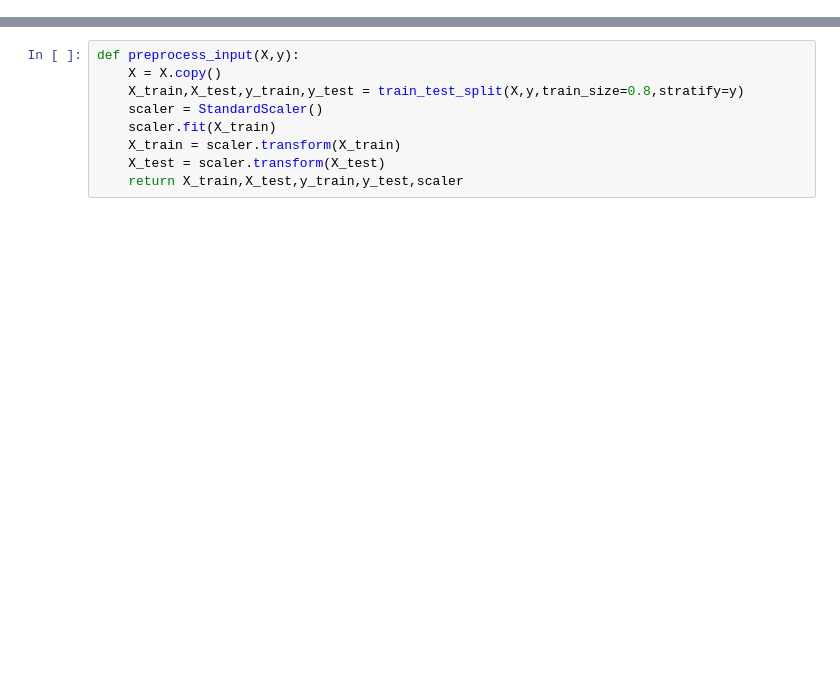
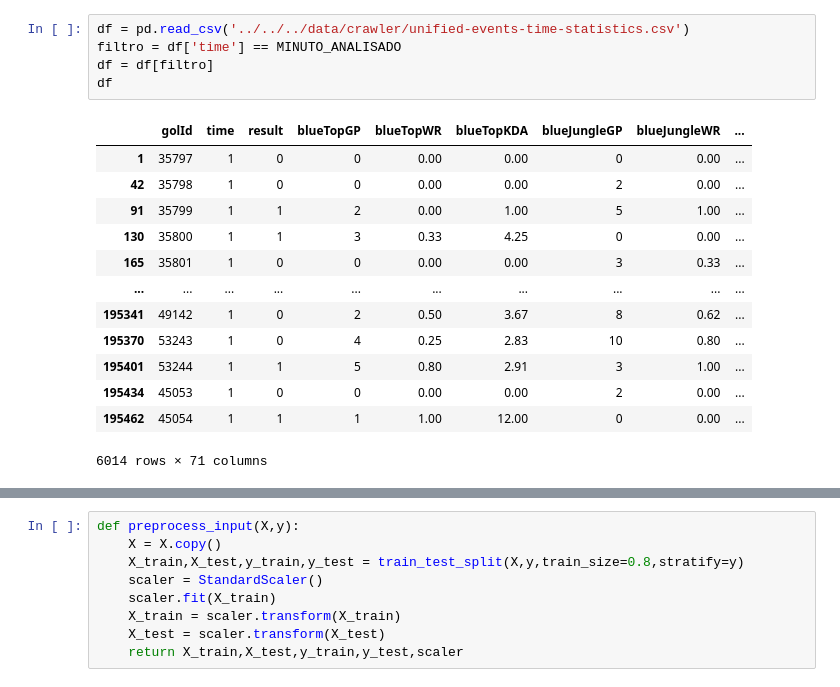
Before and after one commit to lincolncosta/tese, a Jupyter notebook: victory-prediction/ensemble-learning/minutos/ensemble-1-min.ipynb, the cells around one changed output, grey strips where cells are left out. Cells and saved outputs as stored; diff of their text form; blank space fills up the shorter version.

```diff
--- a/victory-prediction/ensemble-learning/minutos/ensemble-1-min.ipynb
+++ b/victory-prediction/ensemble-learning/minutos/ensemble-1-min.ipynb
@@ -101,2 +8,21 @@ df
+# %%
+df = pd.read_csv('../../../data/crawler/unified-events-time-statistics.csv')
+filtro = df['time'] == MINUTO_ANALISADO
+df = df[filtro]
+df
+# %% [output]
+|  | golId | time | result | blueTopGP | blueTopWR | blueTopKDA | blueJungleGP | blueJungleWR | ... |
+| 1 | 35797 | 1 | 0 | 0 | 0.00 | 0.00 | 0 | 0.00 | ... |
+| 42 | 35798 | 1 | 0 | 0 | 0.00 | 0.00 | 2 | 0.00 | ... |
+| 91 | 35799 | 1 | 1 | 2 | 0.00 | 1.00 | 5 | 1.00 | ... |
+| 130 | 35800 | 1 | 1 | 3 | 0.33 | 4.25 | 0 | 0.00 | ... |
+| 165 | 35801 | 1 | 0 | 0 | 0.00 | 0.00 | 3 | 0.33 | ... |
+| ... | ... | ... | ... | ... | ... | ... | ... | ... | ... |
+| 195341 | 49142 | 1 | 0 | 2 | 0.50 | 3.67 | 8 | 0.62 | ... |
+| 195370 | 53243 | 1 | 0 | 4 | 0.25 | 2.83 | 10 | 0.80 | ... |
+| 195401 | 53244 | 1 | 1 | 5 | 0.80 | 2.91 | 3 | 1.00 | ... |
+| 195434 | 45053 | 1 | 0 | 0 | 0.00 | 0.00 | 2 | 0.00 | ... |
+| 195462 | 45054 | 1 | 1 | 1 | 1.00 | 12.00 | 0 | 0.00 | ... |
+6014 rows × 71 columns
 # %%
 y = df['result'].copy()
```
Also changed, not shown: parts of 17 cells of this notebook, 11 other files.
